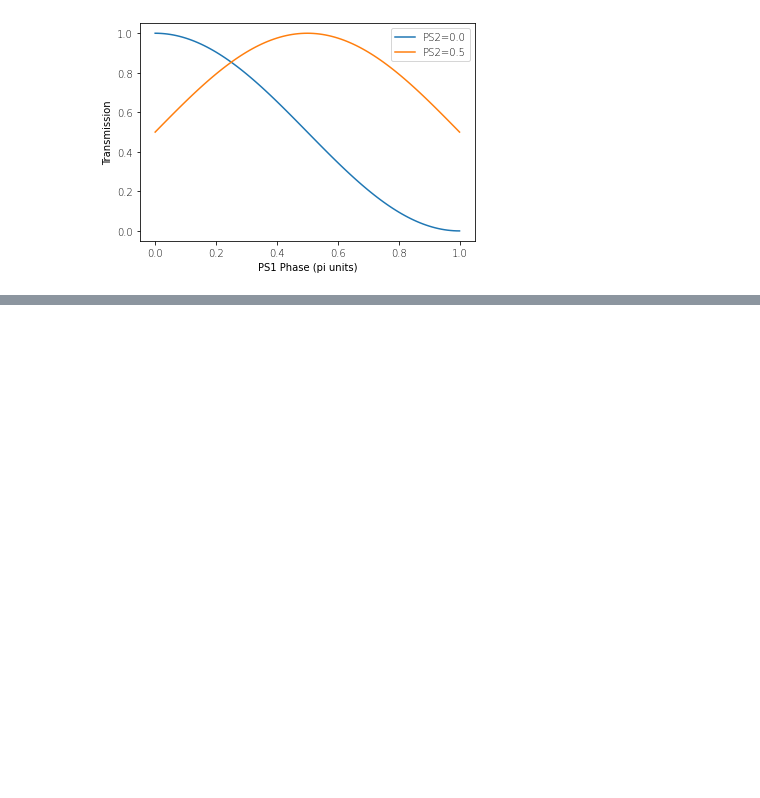
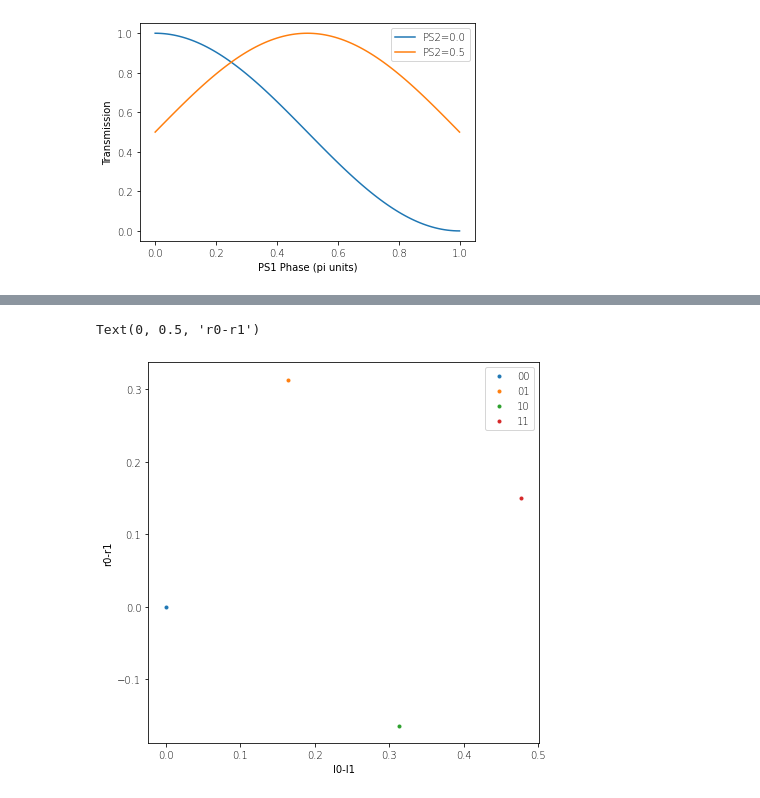
Before and after one commit to mpasson/lekkersim, a Jupyter notebook: jupiter/Nazca Integration.ipynb, the cells around one changed output, grey strips where cells are left out. Drawn from its saved outputs; the diff is of its cells as text; code cells hidden in the pictures; blank space fills up the shorter version.

```diff
--- a/jupiter/Nazca Integration.ipynb
+++ b/jupiter/Nazca Integration.ipynb
@@ -438,0 +399,16 @@ Connection of solver:                  Solver of IQ (id=139725343798160))
+# %%
+rec_sol=nd.get_solver(Rec)
+
+plt.figure(figsize=[7.0,7.0])
+for i in [0,1]:
+    for j in [0,1]:
+        sig=IQ_sol.solve(wl=1.55,I1=0.5*i,I2=0.0,Q1=0.5*j,Q2=0.0).get_A('a0','b0')
+        rec_mod=rec_sol.solve(wl=1.55)
+        out=rec_mod.get_output({'a0':1.0,'b0':sig})
+        plt.plot(out['l0']-out['l1'],out['r0']-out['r1'],'.', label=f'{i}{j}')
+plt.legend()
+plt.xlabel('l0-l1')
+plt.ylabel('r0-r1')
+# %% [output]
+Text(0, 0.5, 'r0-r1')
+[figure, added]
```
Also changed, not shown: parts of 15 cells of this notebook, 1 other file.
